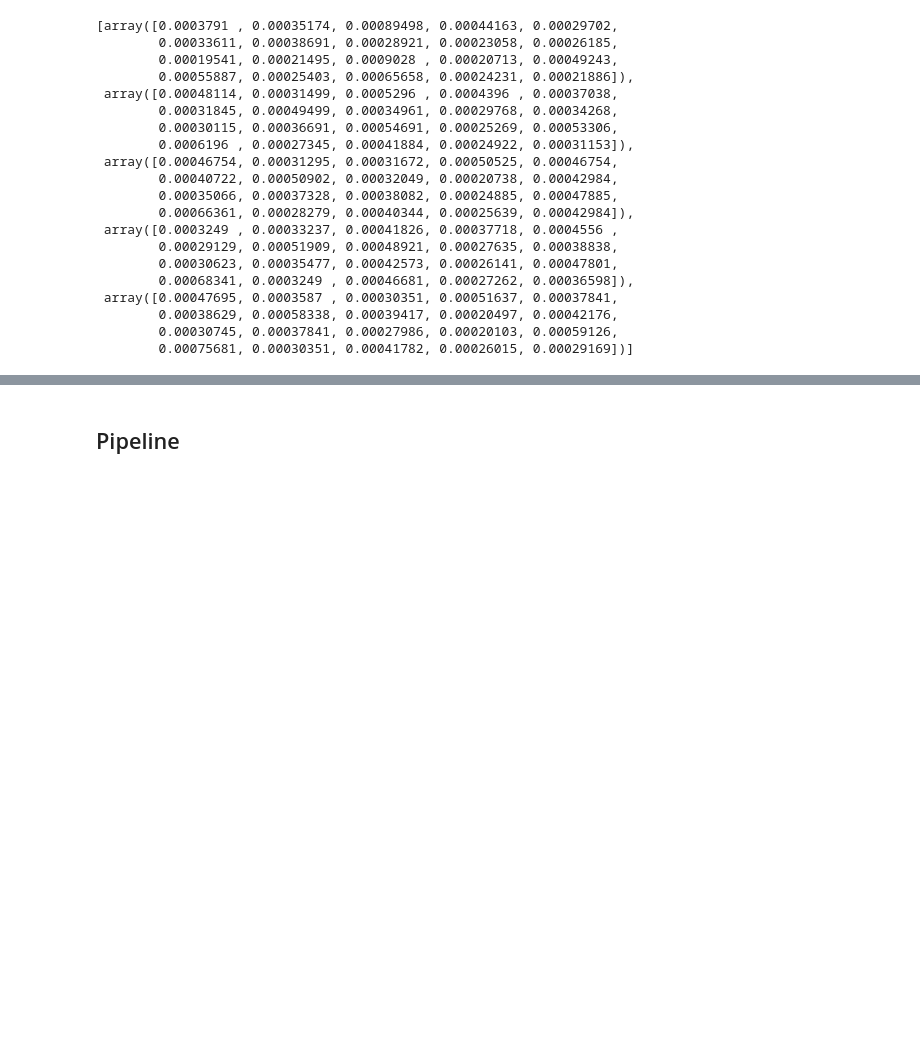
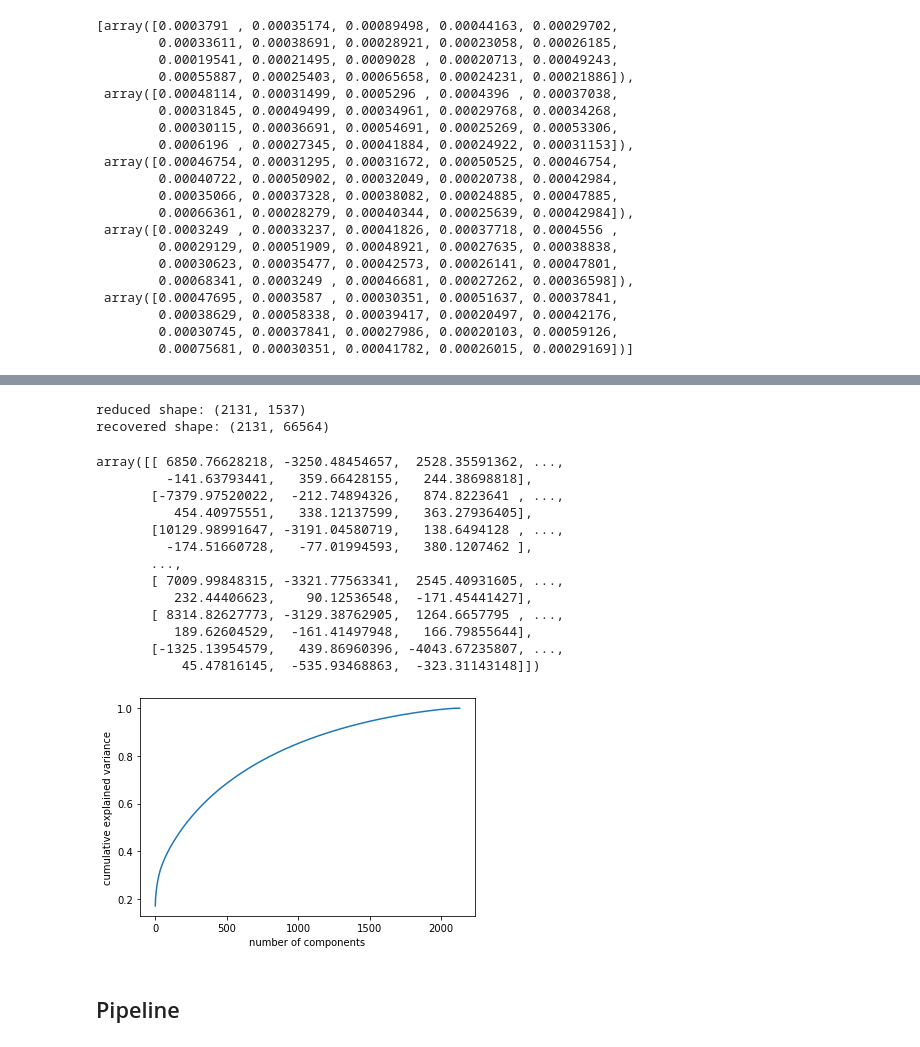
Before and after one commit to yeexunwei/lung-cancer-image-classification, a Jupyter notebook: Pipeline.ipynb, the cells around one changed output, grey strips where cells are left out. Drawn from its saved outputs; the diff is of its cells as text; code cells hidden in the pictures; blank space fills up the shorter version.

```diff
--- a/Pipeline.ipynb
+++ b/Pipeline.ipynb
@@ -202,0 +207,19 @@ from sklearn.linear_model import SGDClassifier
+# %%
+pca_ft(to_arr(X))
+# %% [output]
+reduced shape: (2131, 1537)
+recovered shape: (2131, 66564)
+array([[ 6850.76628218, -3250.48454657,  2528.35591362, ...,
+         -141.63793441,   359.66428155,   244.38698818],
+       [-7379.97520022,  -212.74894326,   874.8223641 , ...,
+          454.40975551,   338.12137599,   363.27936405],
+       [10129.98991647, -3191.04580719,   138.6494128 , ...,
+         -174.51660728,   -77.01994593,   380.1207462 ],
+       ...,
+       [ 7009.99848315, -3321.77563341,  2545.40931605, ...,
+          232.44406623,    90.12536548,  -171.45441427],
+       [ 8314.82627773, -3129.38762905,  1264.6657795 , ...,
+          189.62604529,  -161.41497948,   166.79855644],
+       [-1325.13954579,   439.86960396, -4043.67235807, ...,
+           45.47816145,  -535.93468863,  -323.31143148]])
+[figure, added]
```
Also changed, not shown: parts of 12 cells of this notebook, 3 other files.
